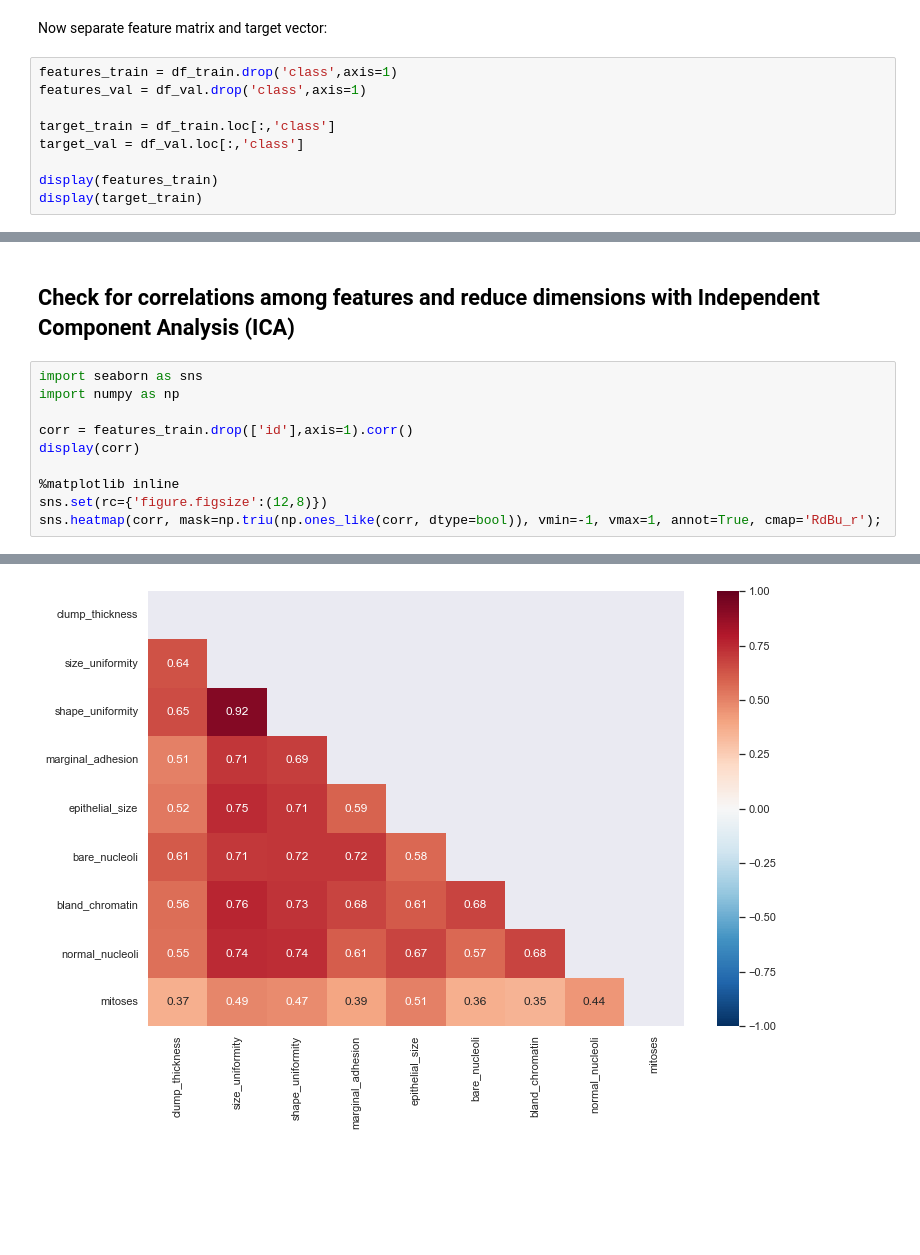
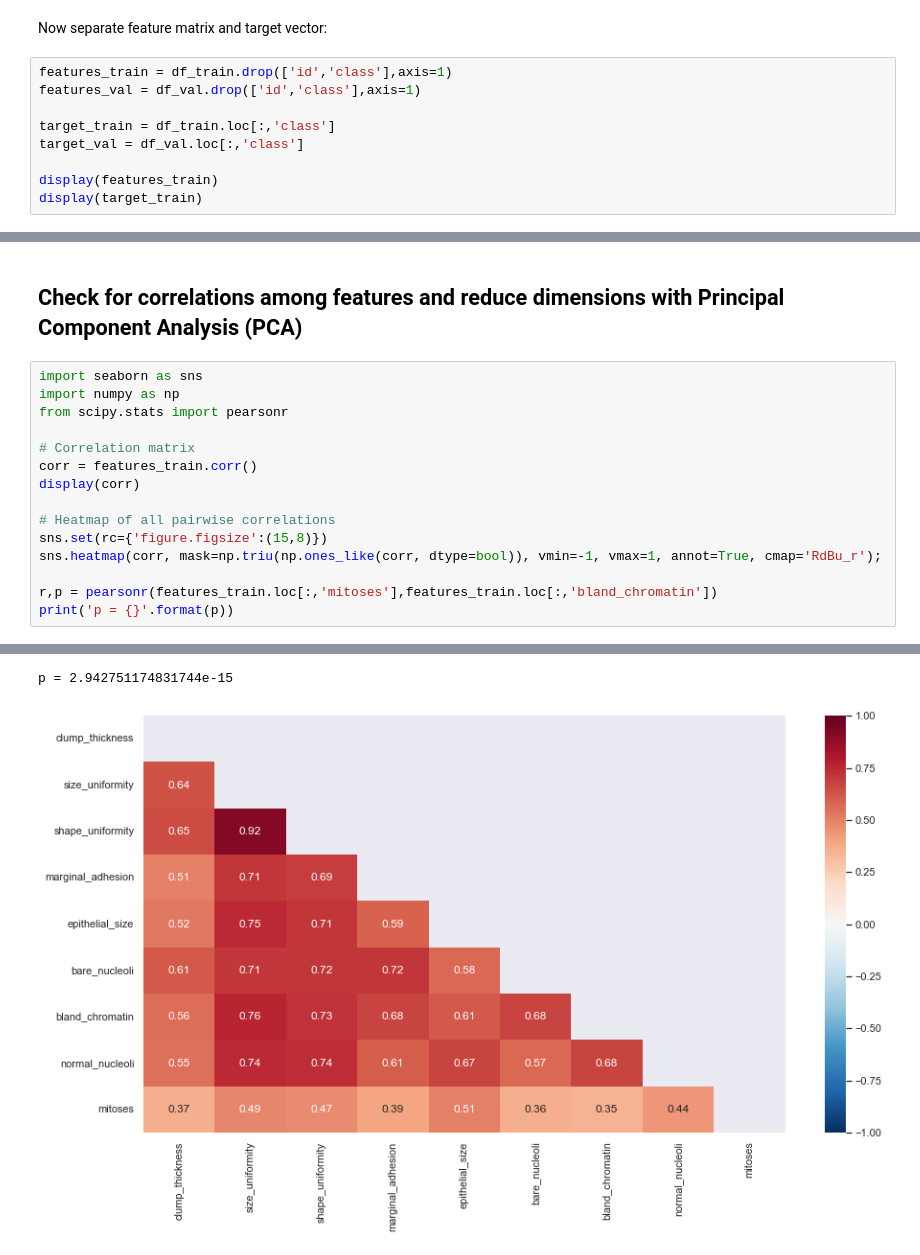
Before and after one commit to verysummer/tumor-classification, a Jupyter notebook: Cancer_Classification.ipynb, the cells around one changed output, grey strips where cells are left out. Saved outputs shown, nothing was run; the diff lists cells and outputs as text; blank space fills up the shorter version.

Commit message:
check for correlations, pipeline with PCA

```diff
--- a/Cancer_Classification.ipynb
+++ b/Cancer_Classification.ipynb
@@ -177,8 +177,8 @@ df_train, df_val = train_test_split(df,test_size=0.3,random_state=1)
 # %% [markdown]
 Now separate feature matrix and target vector:
 # %%
-features_train = df_train.drop('class',axis=1)
-features_val = df_val.drop('class',axis=1)
+features_train = df_train.drop(['id','class'],axis=1)
+features_val = df_val.drop(['id','class'],axis=1)
 
 target_train = df_train.loc[:,'class']
 target_val = df_val.loc[:,'class']
@@ -212,26 +212,32 @@ display(target_train)
 38      True
 Name: class, Length: 478, dtype: bool
 # %% [markdown]
-## Check for correlations among features and reduce dimensions with Independent Component Analysis (ICA)
+## Check for correlations among features and reduce dimensions with Principal Component Analysis (PCA)
 # %%
 import seaborn as sns
 import numpy as np
+from scipy.stats import pearsonr
 
-corr = features_train.drop(['id'],axis=1).corr()
+# Correlation matrix
+corr = features_train.corr()
 display(corr)
 
-%matplotlib inline
-sns.set(rc={'figure.figsize':(12,8)})
+# Heatmap of all pairwise correlations
+sns.set(rc={'figure.figsize':(15,8)})
 sns.heatmap(corr, mask=np.triu(np.ones_like(corr, dtype=bool)), vmin=-1, vmax=1, annot=True, cmap='RdBu_r');
+
+r,p = pearsonr(features_train.loc[:,'mitoses'],features_train.loc[:,'bland_chromatin'])
+print('p = {}'.format(p))
 # %% [output]
 |  | clump_thickness | size_uniformity | shape_uniformity | marginal_adhesion | epithelial_size | bare_nucleoli | ... |
 | clump_thickness | 1.000000 | 0.635755 | 0.650366 | 0.507064 | 0.524288 | 0.609916 | ... |
 | size_uniformity | 0.635755 | 1.000000 | 0.917607 | 0.711849 | 0.748319 | 0.707644 | ... |
 | shape_uniformity | 0.650366 | 0.917607 | 1.000000 | 0.692717 | 0.711943 | 0.718284 | ... |
 | marginal_adhesion | 0.507064 | 0.711849 | 0.692717 | 1.000000 | 0.592563 | 0.716376 | ... |
 | epithelial_size | 0.524288 | 0.748319 | 0.711943 | 0.592563 | 1.000000 | 0.576429 | ... |
 | bare_nucleoli | 0.609916 | 0.707644 | 0.718284 | 0.716376 | 0.576429 | 1.000000 | ... |
 | bland_chromatin | 0.557279 | 0.763875 | 0.725238 | 0.676607 | 0.611069 | 0.678199 | ... |
 | normal_nucleoli | 0.554315 | 0.743973 | 0.737787 | 0.607801 | 0.672823 | 0.574645 | ... |
 | mitoses | 0.366344 | 0.490808 | 0.470340 | 0.394772 | 0.506416 | 0.362370 | ... |
+p = 2.942751174831744e-15
-[figure, old version]
+[figure, new version]
```
Also changed, not shown: parts of 9 cells of this notebook.
